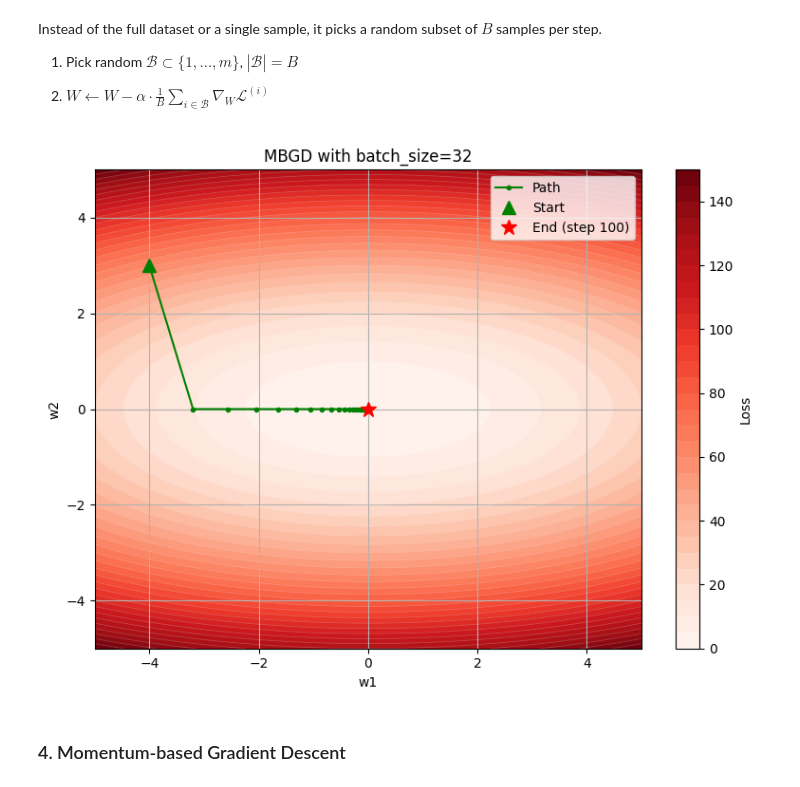
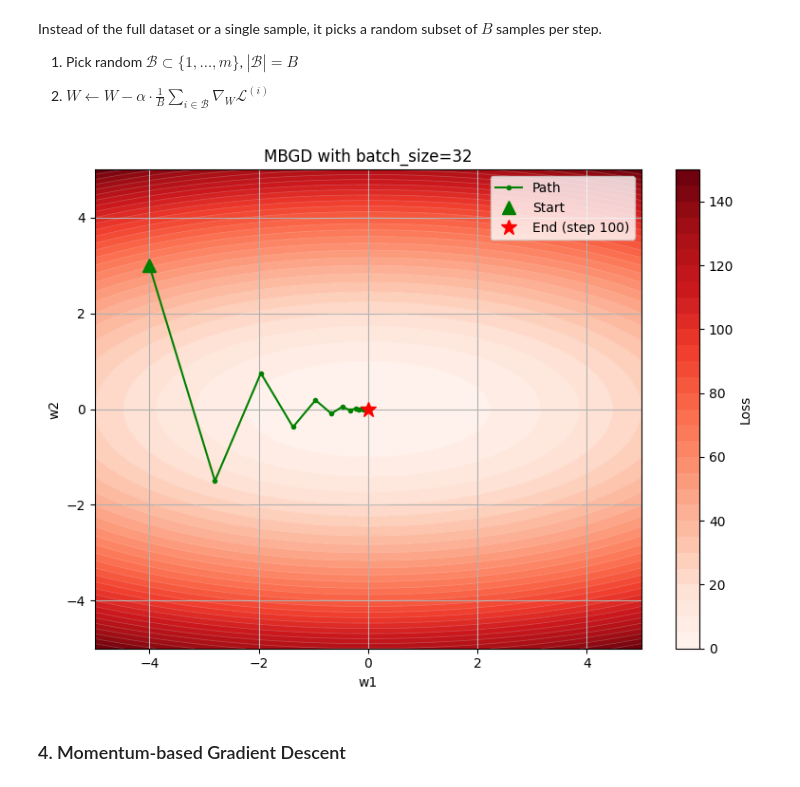
Before and after one commit to ikabrain/UCS761-Deep-Learning-Lab, a Jupyter notebook: DL_assign6.ipynb, the cells around one changed output. Cells and saved outputs as stored; diff of their text form; code cells hidden in the pictures.

```diff
--- a/DL_assign6.ipynb
+++ b/DL_assign6.ipynb
@@ -220,13 +218,13 @@ class MBGD(Optimizer):
 # %%
 plt.figure(figsize=(8, 6))
 
 bs = 32
-MBGD(lr=0.1, batch_size=bs).plot(max_iter=100, title=f"MBGD with batch_size={bs}")
+MBGD(lr=0.15, batch_size=bs).plot(max_iter=100, title=f"MBGD with batch_size={bs}")
 
 plt.tight_layout()
 plt.show()
 # %% [output]
-[figure, old version]
+[figure, new version]
 # %% [markdown]
 ### 4. Momentum-based Gradient Descent
 # %% [markdown]
```
Also changed, not shown: parts of 2 cells of this notebook.
